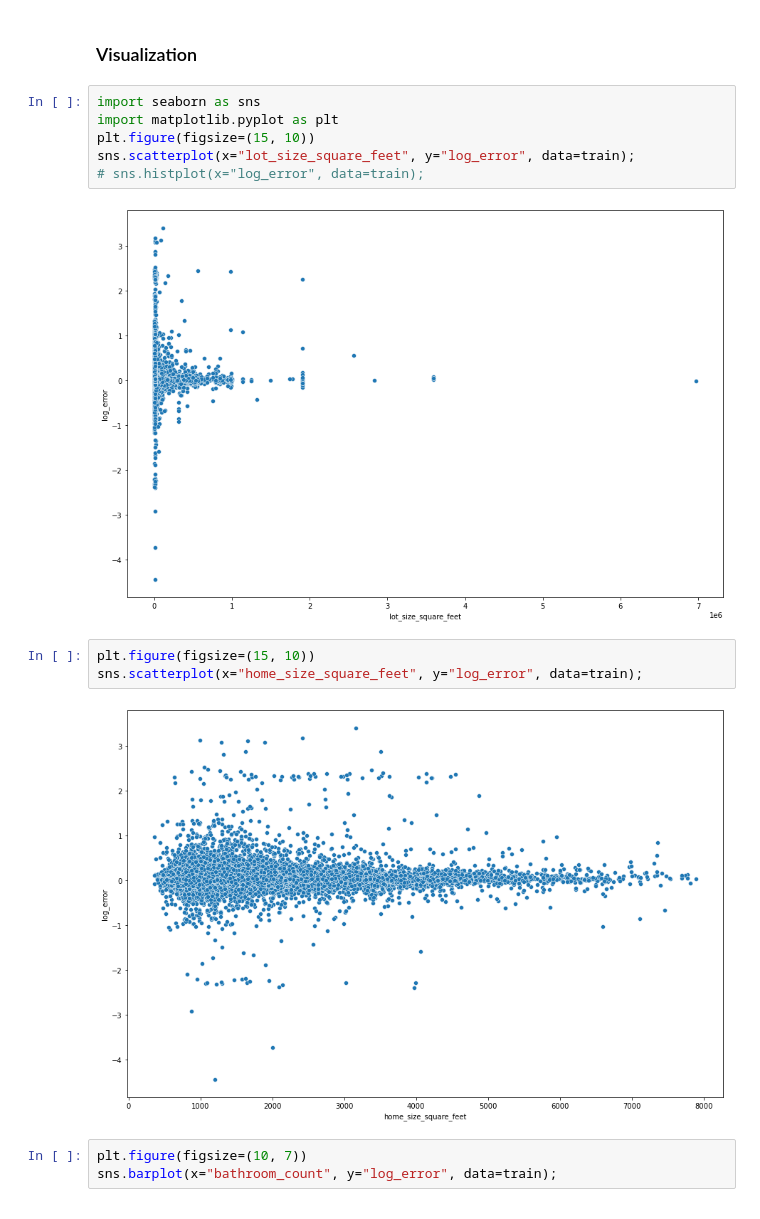
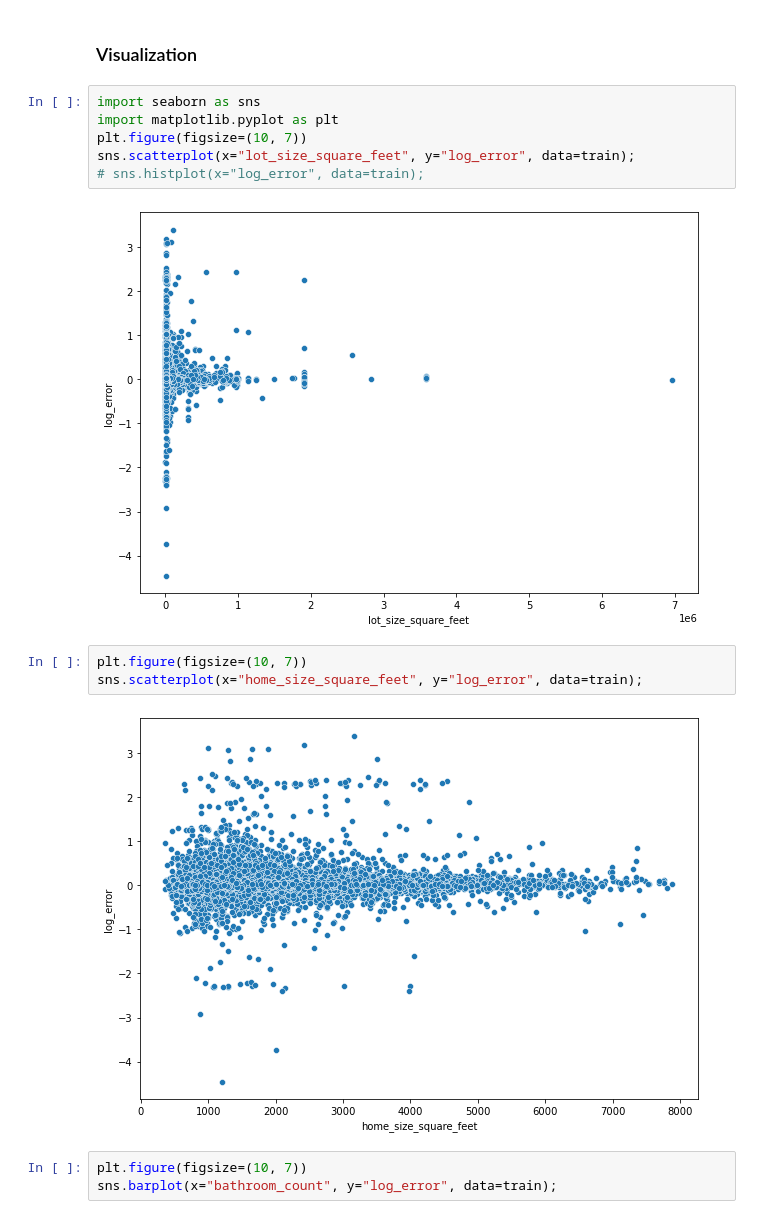
Before and after one commit to Schmidl-Gautam/zillow_clustering, a Jupyter notebook: explore.ipynb, the cells around one changed output. Drawn from its saved outputs; the diff is of its cells as text.

Commit message:
lots of viz and figured out which stat tests

```diff
--- a/explore.ipynb
+++ b/explore.ipynb
@@ -63,16 +63,16 @@ train.head()
 # %%
 import seaborn as sns
 import matplotlib.pyplot as plt
-plt.figure(figsize=(15, 10))
+plt.figure(figsize=(10, 7))
 sns.scatterplot(x="lot_size_square_feet", y="log_error", data=train);
 # sns.histplot(x="log_error", data=train);
 # %% [output]
-[figure, old version]
+[figure, new version]
 # %%
-plt.figure(figsize=(15, 10))
+plt.figure(figsize=(10, 7))
 sns.scatterplot(x="home_size_square_feet", y="log_error", data=train);
 # %% [output]
-[figure, old version]
+[figure, new version]
 # %%
 plt.figure(figsize=(10, 7))
 sns.barplot(x="bathroom_count", y="log_error", data=train);
```
Also changed, not shown: parts of 6 cells of this notebook, 1 other file.
